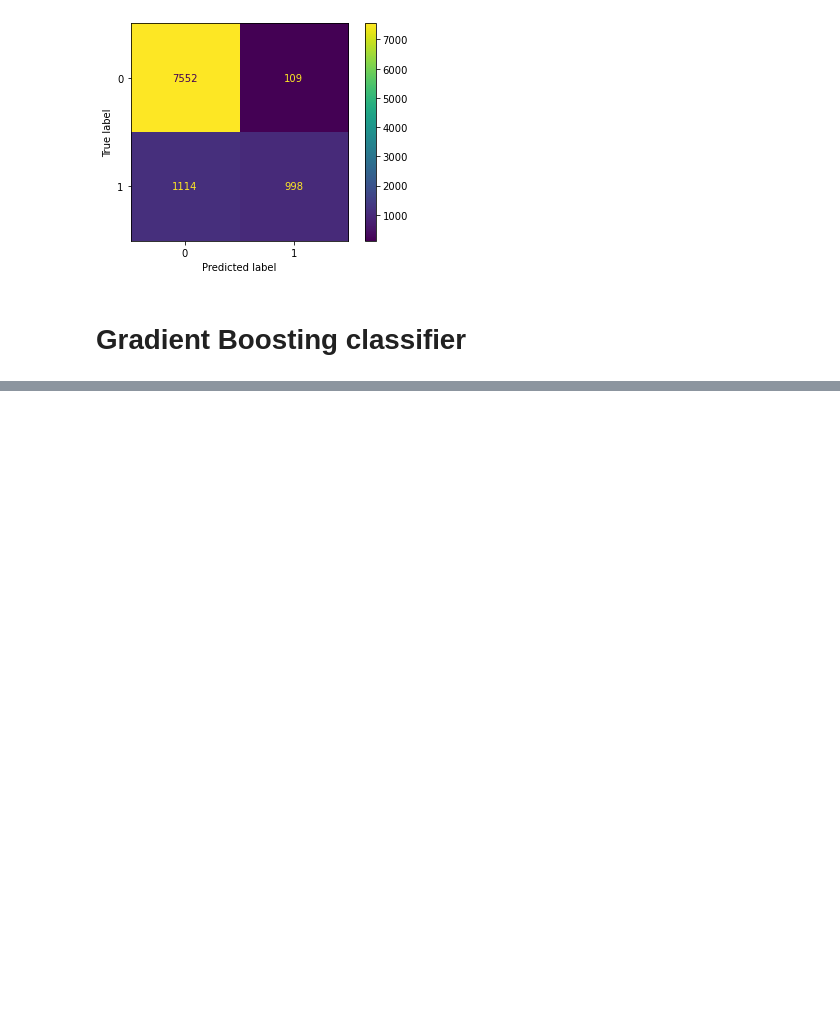
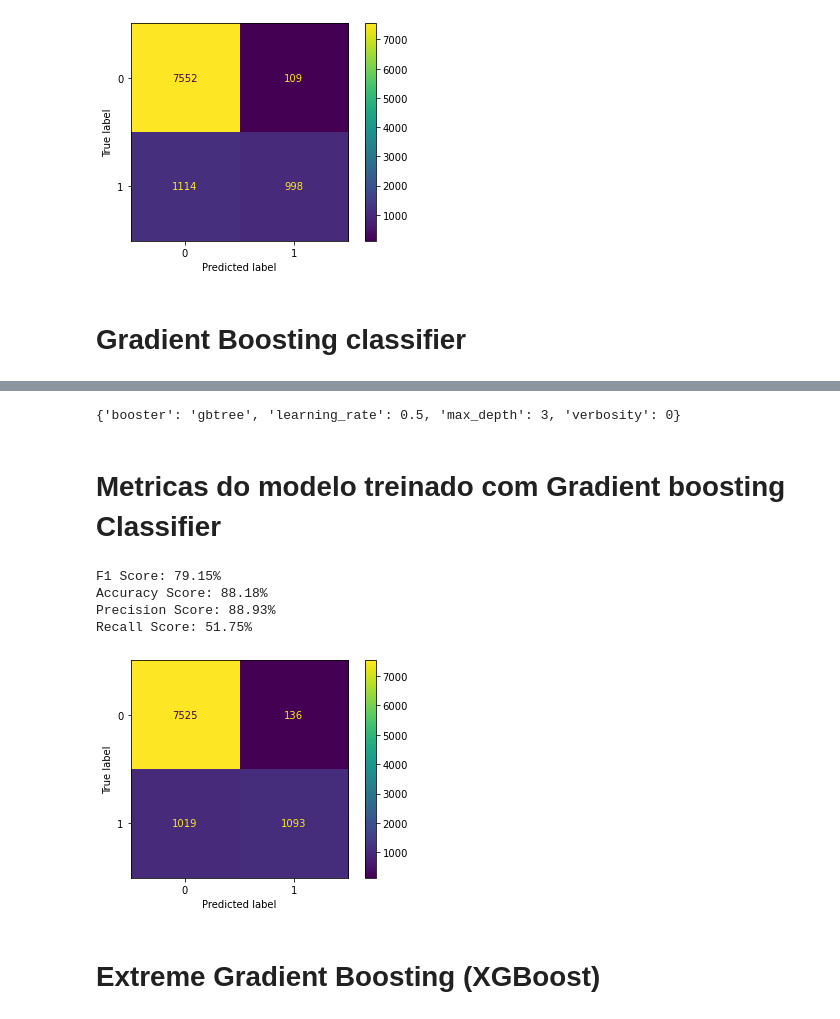
Before and after one commit to Ewertonv90/Credit-Score-Classification_Risk, a Jupyter notebook: project-credit-classfication.ipynb, the cells around one changed output, grey strips where cells are left out. Saved outputs shown, nothing was run; the diff lists cells and outputs as text; code cells hidden in the pictures; blank space fills up the shorter version.

Commit message:
implementacao do modelo XGBoost e metricas finais

```diff
--- a/project-credit-classfication.ipynb
+++ b/project-credit-classfication.ipynb
@@ -464,0 +476,41 @@ grid_search.fit(X_train, y_train)
+# %%
+print(grid_search.best_params_)
+best_rf = grid_search.best_estimator_
+#{'criterion': 'mse', 'learning_rate': 0.1, 'loss': 'exponential', 'max_depth': 5, 'min_samples_leaf': 5, 'min_samples_split': 10, 'n_estimators': 300, 'subsample': 0.8}
+# %% [output]
+{'booster': 'gbtree', 'learning_rate': 0.5, 'max_depth': 3, 'verbosity': 0}
+# %% [markdown]
+# Metricas do modelo treinado com Gradient boosting Classifier
+# %%
+y_pred = best_rf.predict(X_test)
+
+f1 = round(f1_score(y_test, y_pred, average="macro")*100, 2)
+accuracy = round(accuracy_score(y_test, y_pred)*100, 2)
+precision = round(precision_score(y_test, y_pred)*100 , 2)
+recall = round(recall_score(y_test, y_pred)*100 , 2)
+
+print(f"F1 Score: {f1}%")
+print(f"Accuracy Score: {accuracy}%")
+print(f"Precision Score: {precision}%")
+print(f"Recall Score: {recall}%")
+
+metrics["Gradient_boosting"] = {
+
+       "accuracy" : accuracy,
+       "precision" : precision,
+               "recall" : recall,
+       "f1" : f1
+ }
+# %% [output]
+F1 Score: 79.15%
+Accuracy Score: 88.18%
+Precision Score: 88.93%
+Recall Score: 51.75%
+# %%
+plot_confusion_matrix(best_rf, X_test, y_test, values_format='d')
+plt.grid(False)
+plt.show()
+# %% [output]
+[figure, added]
+# %% [markdown]
+# Extreme Gradient Boosting (XGBoost)
```
Also changed, not shown: parts of 9 cells of this notebook.
